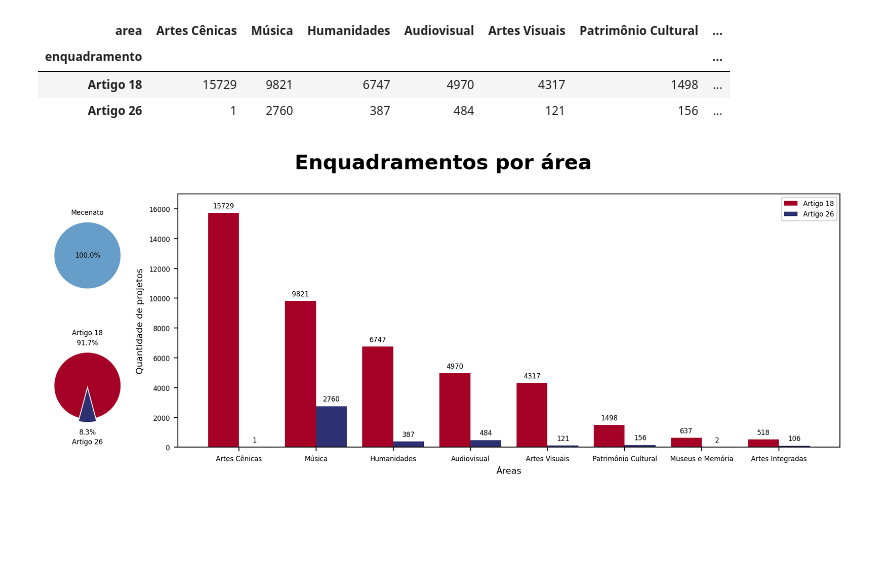
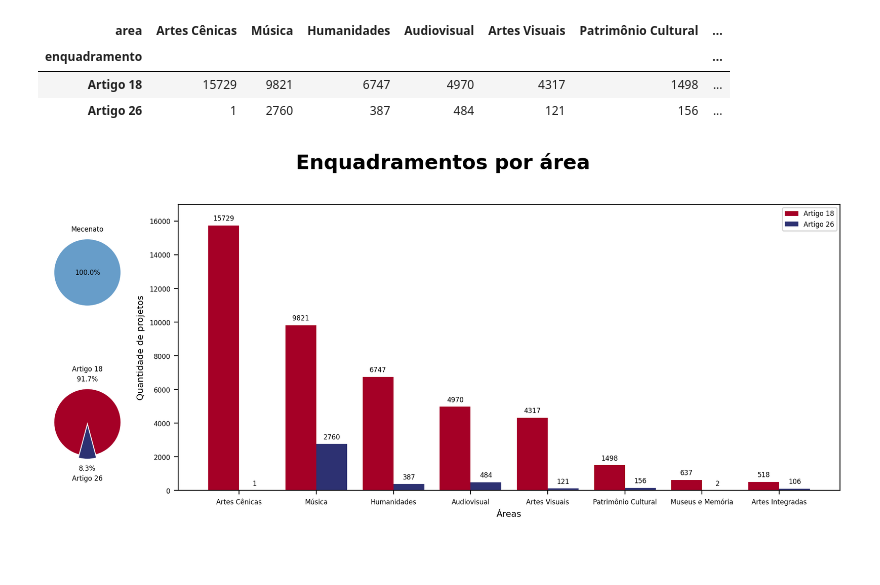
Before and after one commit to lorenaaxbastos/santander-coders-projects, a Jupyter notebook: Unit 2 - Programming Techniques I (PY)/Projeto EDA - Análise do Dataset da Lei Rouanet.ipynb, the cells around one changed output. Saved outputs shown, nothing was run; the diff lists cells and outputs as text; code cells hidden in the pictures; blank space fills up the shorter version.

```diff
--- a/Unit 2 - Programming Techniques I (PY)/Projeto EDA - Análise do Dataset da Lei Rouanet.ipynb
+++ b/Unit 2 - Programming Techniques I (PY)/Projeto EDA - Análise do Dataset da Lei Rouanet.ipynb
@@ -385,12 +387,12 @@ cores = ["#A50026", "#EE613D", "#FA9857", "#FDD081",
          "#AEDAE9", "#679DC9", "#3E60A9", "#2D3172"]
 separacao_fatia = (0.1, 0, 0, 0, 0, 0, 0, 0)
 
-fig, (ax1, ax2) = plt.subplots(nrows=1, ncols=2, figsize=(10, 4), dpi=200)
+fig, (ax1, ax2) = plt.subplots(nrows=1, ncols=2, figsize=(13, 4), dpi=200)
 
 ax1.pie(
     distribuicao_areas_brasil.values.flatten(),
     labels=distribuicao_areas_brasil.index,
-    autopct='%1.1f%%',
+    autopct="%1.1f%%",
     pctdistance=0.75,
     counterclock=False,
     colors=cores,
@@ -401,7 +403,7 @@ heatmap = ax2.imshow(
     areas_por_regiao.values,
     cmap="RdYlBu_r",
     vmin=0,
-    vmax=5000
+    vmax=media_sudeste
 )
 
 plt.setp(
@@ -420,11 +422,11 @@ for i in range(len(areas_por_regiao.index)):
             areas_por_regiao.iloc[i, j],
             ha="center",
             va="center",
-            color="#fff"
+            color="#FFF"
         )
 
 pos = ax2.get_position()
-ax2.set_position([pos.x0, pos.y0-0.13, pos.width, pos.height])
+ax2.set_position([pos.x0, pos.y0 + 0.05, pos.width, pos.height])
 
 ax2.set_xticks(np.arange(len(areas_por_regiao.columns)), labels=areas_por_regiao.columns)
 ax2.set_yticks(np.arange(len(areas_por_regiao.index)), labels=areas_por_regiao.index)
@@ -432,11 +434,10 @@ ax2.set_yticks(np.arange(len(areas_por_regiao.index)), labels=areas_por_regiao.i
 ax2.set_xlabel("Áreas", fontsize=8)
 ax2.set_ylabel("Regiões do Brasil", fontsize=8)
 
-fig.suptitle('Segmentação geral por área', fontsize=15, fontweight=1000, y=1.02)
-ax1.set_title('Distribuição por áreas', fontsize=10, fontweight=600)
-ax2.set_title('Distribuição por área x região', fontsize=10, fontweight=600, y=1.08)
+fig.suptitle("Segmentação geral por área", fontsize=15, fontweight=1000, y=1.05)
+ax1.set_title("Distribuição por áreas", fontsize=10, fontweight=600)
+ax2.set_title("Distribuição por área x região", fontsize=10, fontweight=600, y=1.08)
 
-plt.tight_layout()
 plt.savefig(path.abspath("charts/projetos_por_area01.png"), bbox_inches="tight")
 plt.show()
 # %% [output]
@@ -605,7 +604,7 @@ plt.rcParams.update({"font.size": 6})
 cores = ["#A50026", "#EE613D", "#FA9857", "#FDD081",
          "#AEDAE9", "#679DC9", "#3E60A9", "#2D3172"]
 
-fig, (ax1, ax2) = plt.subplots(nrows=1, ncols=2, figsize=(10, 4), dpi=200)
+fig, (ax1, ax2) = plt.subplots(nrows=1, ncols=2, figsize=(12, 4), dpi=200)
 
 barras = ax1.barh(
     areas_por_anos.columns,
@@ -620,7 +619,7 @@ for barra in barras:
         xy=(comprimento, barra.get_y() + barra.get_height() / 2),
         xytext=(3, 0),
         textcoords="offset points",
-        va='center'
+        va="center"
     )
 
 ax1.invert_yaxis()
@@ -647,12 +646,11 @@ ax2.set_ylabel("Quantidade de projetos", fontsize=8)
 ax2.legend(title="Áreas culturais")
 
 plt.suptitle("Série temporal da quantidade de projetos por área", fontsize=16, fontweight=1000, y=1.05)
-ax1.set_title('Média de projetos por ano', fontsize=10, fontweight=600)
-ax2.set_title('Quantidades ao longo dos anos', fontsize=10, fontweight=600)
+ax1.set_title("Média de projetos por ano", fontsize=10, fontweight=600)
+ax2.set_title("Quantidade de projetos ao longo dos anos", fontsize=10, fontweight=600)
 
 ax1.set_xlim(0, 1100)
 
-plt.tight_layout()
 plt.savefig(path.abspath("charts/projetos_por_area03.png"), bbox_inches="tight")
 plt.show()
 # %% [output]
@@ -811,11 +808,11 @@ cores = ["#A50026", "#EE613D", "#FA9857", "#FDD081",
          "#AEDAE9", "#679DC9", "#3E60A9", "#2D3172"]
 separacao_fatia = (0, 0.1)
 
-fig, axs = plt.subplot_mosaic([['a)', 'b)'], ['c)', 'b)']],
-                              layout='constrained',
+fig, axs = plt.subplot_mosaic([["1", "2"], ["3", "2"]],
+                              layout="constrained",
                               figsize=(10, 4),
                               dpi=200,
-                              gridspec_kw={'width_ratios': [1, 8]})
+                              gridspec_kw={"width_ratios": [1, 8]})
 
 
 def rotulos(barras):
@@ -826,8 +823,8 @@ def rotulos(barras):
             xy=(barra.get_x() + barra.get_width() / 2, altura),
             xytext=(0, 3),
             textcoords="offset points",
-            ha='center',
-            va='bottom'
+            ha="center",
+            va="bottom"
         )
 
 ax1, ax2, ax3 = list(axs.values())
@@ -860,36 +857,35 @@ barras2 = ax2.bar(
     label="Artigo 26")
 
 ax3.pie(
     enquadramento_por_area.values.sum(axis=1),
     labels=enquadramento_por_area.index,
     labeldistance=1.6,
     autopct="%1.1f%%",
     pctdistance=1.3,
     startangle=-75,
     colors=[cores[0], cores[-1]],
     explode=separacao_fatia,
     textprops={"ha": "center"}
 )
 
 rotulos(barras1)
 rotulos(barras2)
 
 ax2.set_ylim(0, 17000)
 
 ax2.set_xticks(np.arange(len(enquadramento_por_area.columns)), labels=enquadramento_por_area.columns)
 
 ax2.set_xlabel("Áreas", fontsize=8)
 ax2.set_ylabel("Quantidade de projetos", fontsize=8)
 
 ax2.legend()
 
-fig.suptitle("Enquadramentos por área", fontsize=18, fontweight=1000, y=1.02)
+fig.suptitle("Enquadramentos por área", fontsize=18, fontweight=1000, y=1.15)
 
-plt.tight_layout()
 plt.savefig(path.abspath("charts/projetos_por_area05.png"), bbox_inches="tight")
 plt.show()
 # %% [output]
-[figure, old version]
+[figure, new version]
 # %% [markdown]
 ####
 # %% [markdown]
```
Also changed, not shown: parts of 14 cells of this notebook.
